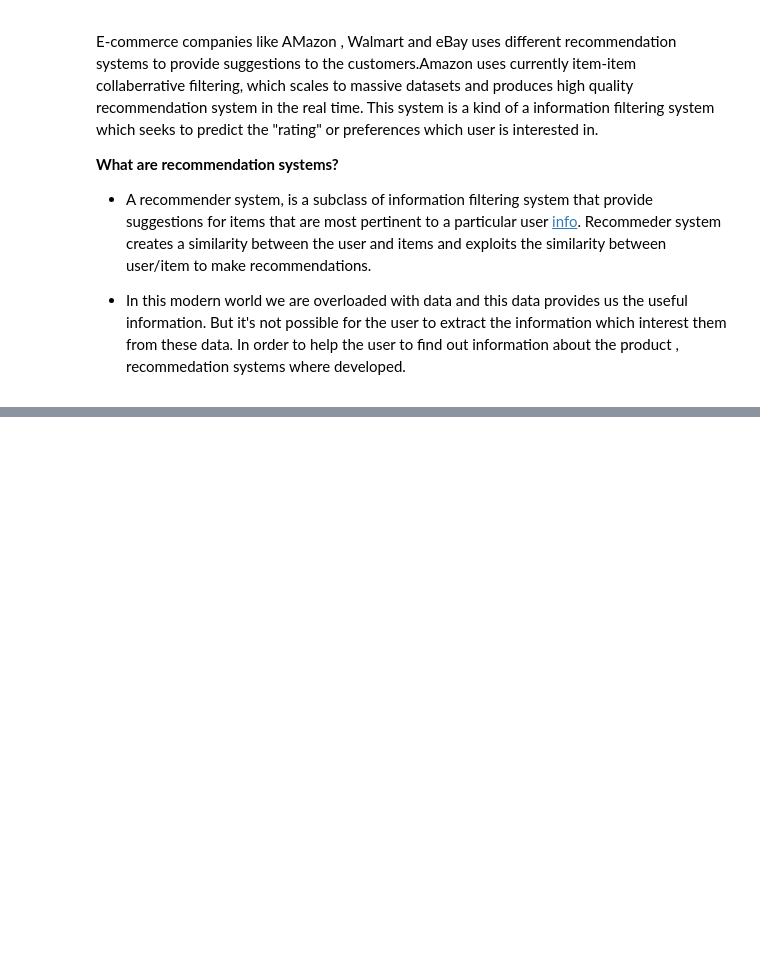
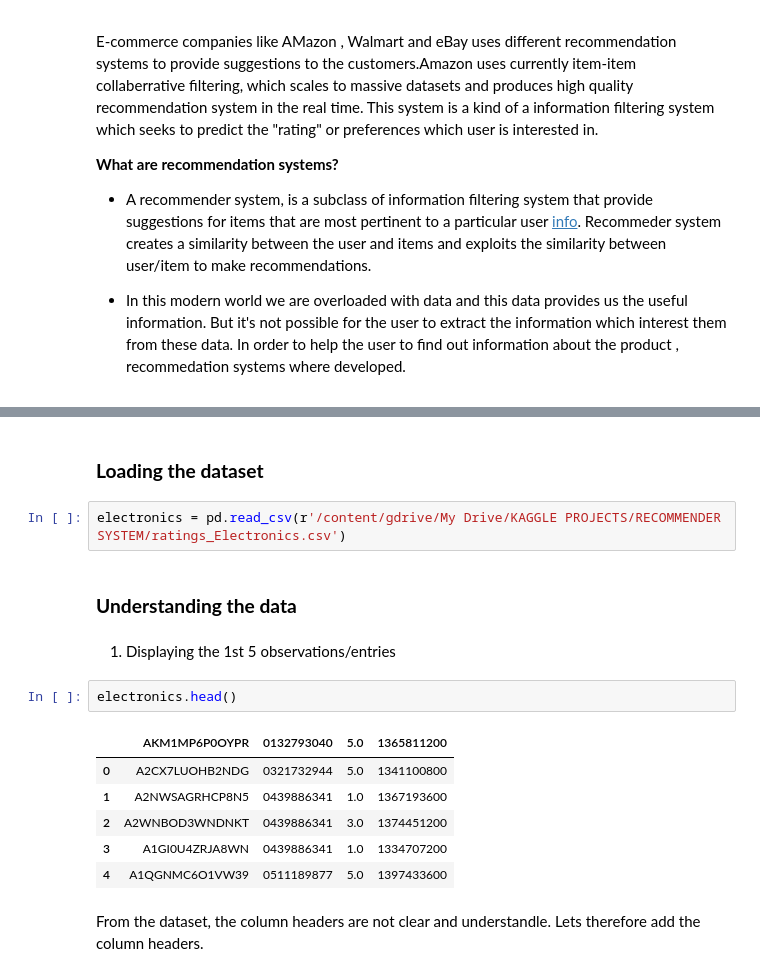
Before and after one commit to SamuelWanjiru/Recommender_System_Amazon_Reviews, a Jupyter notebook: RecommenderSystem.ipynb, the cells around one changed output, grey strips where cells are left out. Saved outputs shown, nothing was run; the diff lists cells and outputs as text; blank space fills up the shorter version.

```diff
--- a/RecommenderSystem.ipynb
+++ b/RecommenderSystem.ipynb
@@ -13,0 +43,19 @@ Recommeder system creates a similarity between the user and items and exploits t
+# %% [markdown]
+### **Loading the dataset**
+# %%
+electronics = pd.read_csv(r'/content/gdrive/My Drive/KAGGLE PROJECTS/RECOMMENDER SYSTEM/ratings_Electronics.csv')
+# %% [markdown]
+### **Understanding the data**
+# %% [markdown]
+1. Displaying the 1st 5 observations/entries
+# %%
+electronics.head()
+# %% [output]
+|  | AKM1MP6P0OYPR | 0132793040 | 5.0 | 1365811200 |
+| 0 | A2CX7LUOHB2NDG | 0321732944 | 5.0 | 1341100800 |
+| 1 | A2NWSAGRHCP8N5 | 0439886341 | 1.0 | 1367193600 |
+| 2 | A2WNBOD3WNDNKT | 0439886341 | 3.0 | 1374451200 |
+| 3 | A1GI0U4ZRJA8WN | 0439886341 | 1.0 | 1334707200 |
+| 4 | A1QGNMC6O1VW39 | 0511189877 | 5.0 | 1397433600 |
+# %% [markdown]
+From the dataset, the column headers are not clear and understandle. Lets therefore add the column headers.
```
Also changed, not shown: parts of 33 cells of this notebook.
